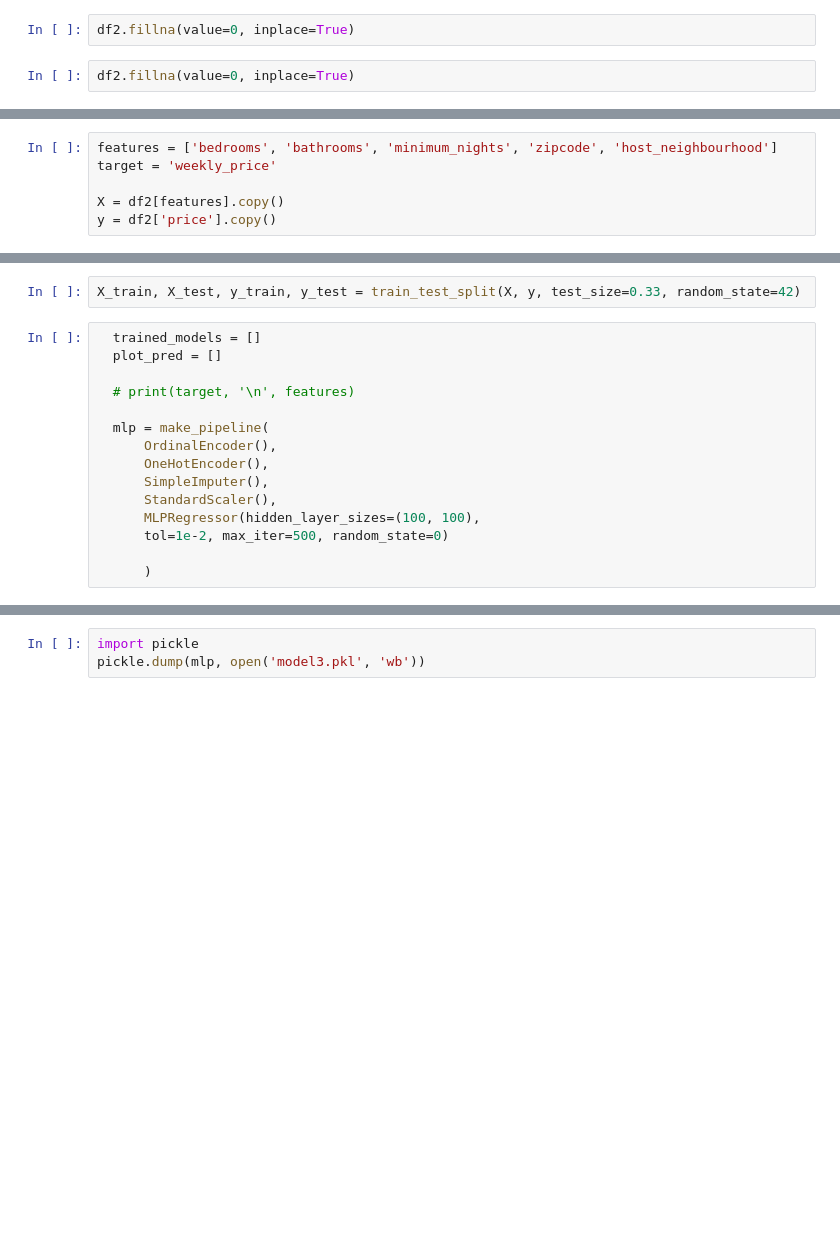
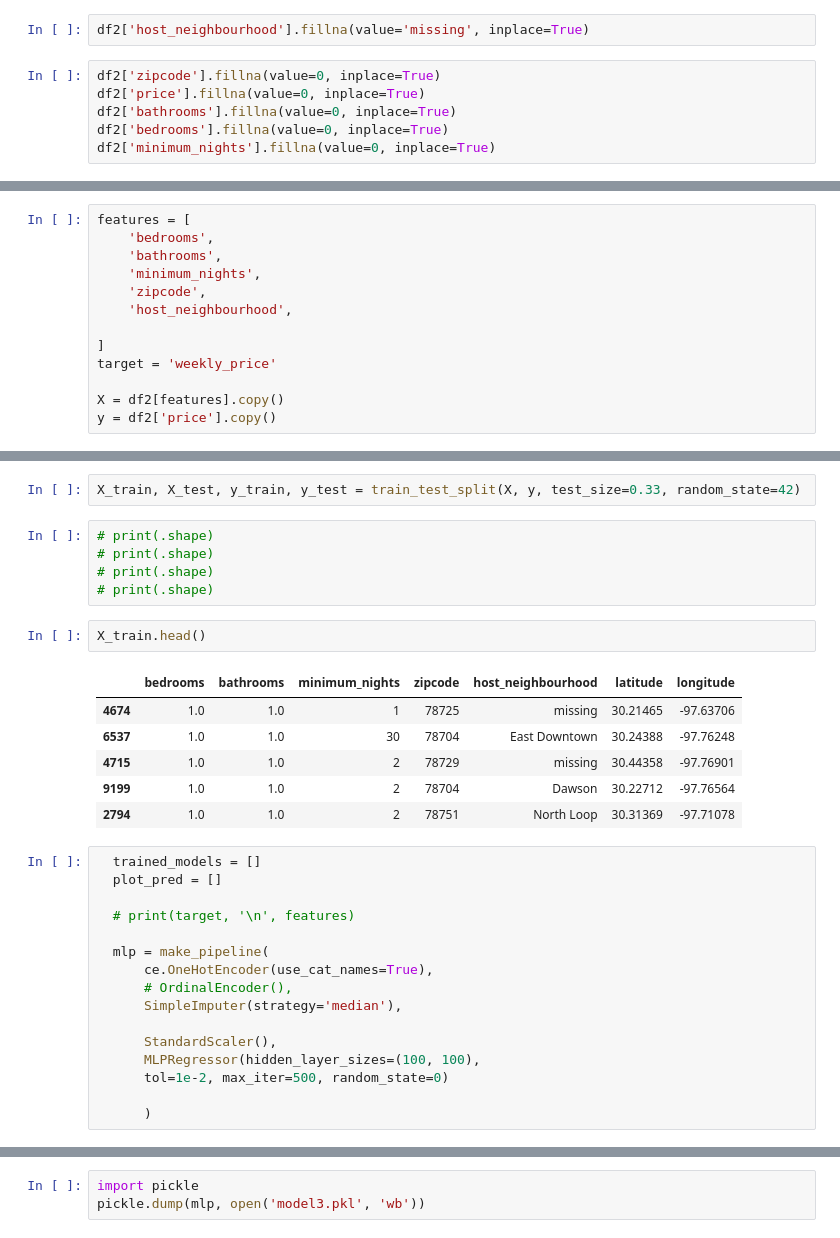
Before and after one commit to AirBnB-dream-team/DS, a Jupyter notebook: Untitled13.ipynb, the cells around one changed output, grey strips where cells are left out. Cells and saved outputs as stored; diff of their text form; blank space fills up the shorter version.

```diff
--- a/Untitled13.ipynb
+++ b/Untitled13.ipynb
@@ -41,7 +64,11 @@ df2.isna()
 # %%
-df2.fillna(value=0, inplace=True)
+df2['host_neighbourhood'].fillna(value='missing', inplace=True)
-# %%
-df2.fillna(value=0, inplace=True)
+# %%
+df2['zipcode'].fillna(value=0, inplace=True)
+df2['price'].fillna(value=0, inplace=True)
+df2['bathrooms'].fillna(value=0, inplace=True)
+df2['bedrooms'].fillna(value=0, inplace=True)
+df2['minimum_nights'].fillna(value=0, inplace=True)
 # %%
 # use to be imports
 # %%
@@ -99,7 +138,14 @@ df2['zipcode'] = df2['zipcode'].str.replace('TX ' , '')
 # df2.dropna(inplace=True)
 # df2.head()
 # %%
-features = ['bedrooms', 'bathrooms', 'minimum_nights', 'zipcode', 'host_neighbourhood']
+features = [
+    'bedrooms',
+    'bathrooms',
+    'minimum_nights',
+    'zipcode',
+    'host_neighbourhood',
+
+]
 target = 'weekly_price'
 
 X = df2[features].copy()
@@ -123,6 +171,20 @@ X.minimum_nights.dtypes
 # X.head()
 # %%
 X_train, X_test, y_train, y_test = train_test_split(X, y, test_size=0.33, random_state=42)
+# %%
+# print(.shape)
+# print(.shape)
+# print(.shape)
+# print(.shape)
+# %%
+X_train.head()
+# %% [output]
+|  | bedrooms | bathrooms | minimum_nights | zipcode | host_neighbourhood | latitude | longitude |
+| 4674 | 1.0 | 1.0 | 1 | 78725 | missing | 30.21465 | -97.63706 |
+| 6537 | 1.0 | 1.0 | 30 | 78704 | East Downtown | 30.24388 | -97.76248 |
+| 4715 | 1.0 | 1.0 | 2 | 78729 | missing | 30.44358 | -97.76901 |
+| 9199 | 1.0 | 1.0 | 2 | 78704 | Dawson | 30.22712 | -97.76564 |
+| 2794 | 1.0 | 1.0 | 2 | 78751 | North Loop | 30.31369 | -97.71078 |
 # %%
   trained_models = []
   plot_pred = []
@@ -130,9 +192,10 @@ X_train, X_test, y_train, y_test = train_test_split(X, y, test_size=0.33, random
   # print(target, '\n', features)
 
   mlp = make_pipeline(
-      OrdinalEncoder(),
-      OneHotEncoder(),
-      SimpleImputer(),
+      ce.OneHotEncoder(use_cat_names=True),
+      # OrdinalEncoder(),
+      SimpleImputer(strategy='median'),
+
       StandardScaler(),
       MLPRegressor(hidden_layer_sizes=(100, 100),
       tol=1e-2, max_iter=500, random_state=0)
```
Also changed, not shown: parts of 19 cells of this notebook, 2 other files.
